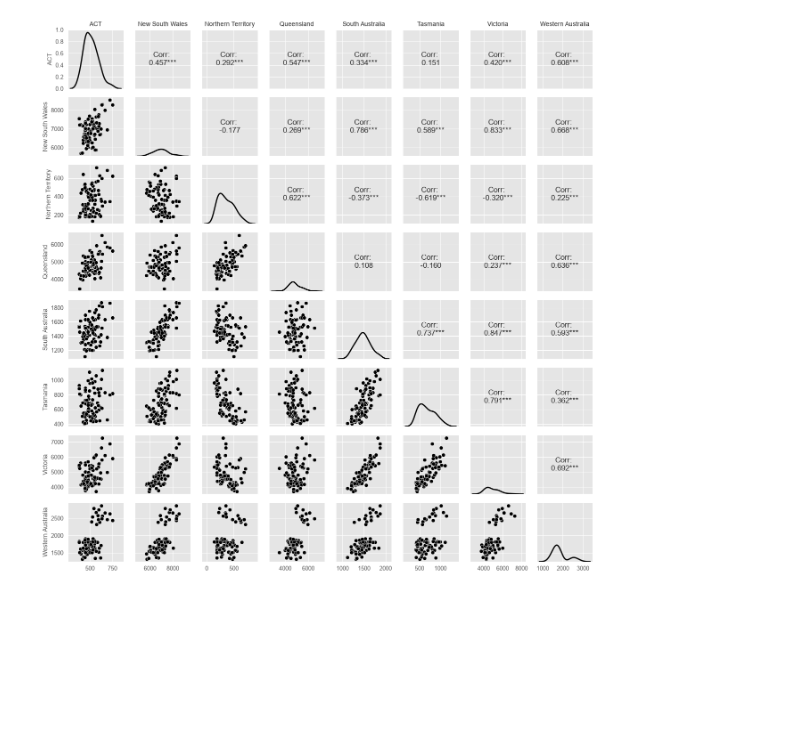
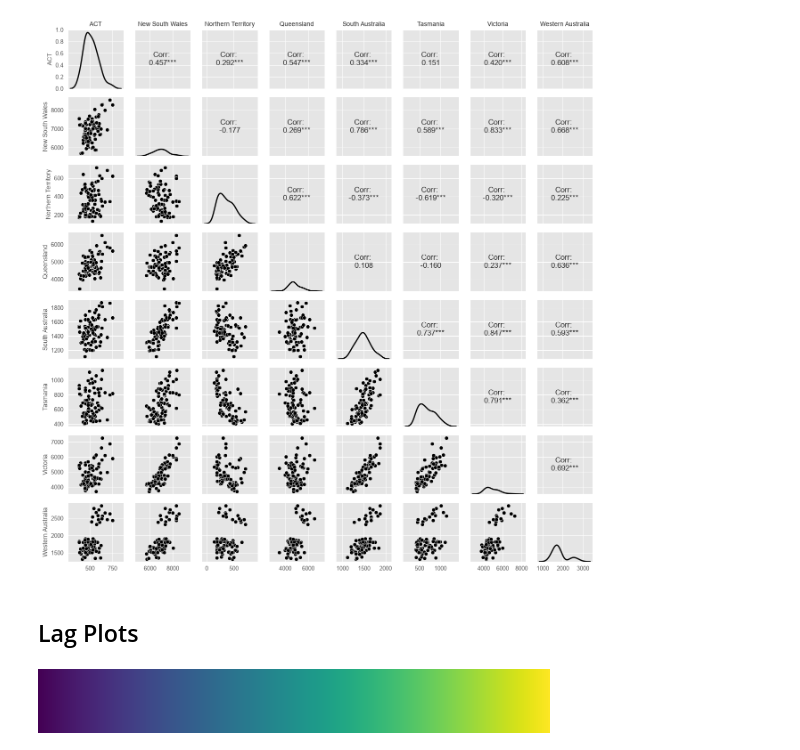
Before and after one commit to Ak62007/TS, a Jupyter notebook: notebooks/00_TS_Graphics.ipynb, the cells around one changed output. Saved outputs shown, nothing was run; the diff lists cells and outputs as text; code cells hidden in the pictures; blank space fills up the shorter version.

Commit message:
Completed the Time Series Graphics Chapter

```diff
--- a/notebooks/00_TS_Graphics.ipynb
+++ b/notebooks/00_TS_Graphics.ipynb
@@ -913,3 +913,5 @@ for i, col in enumerate(df.columns):
 fig.show()
 # %% [output]
 [figure]
+# %% [markdown]
+## Lag Plots
@@ -915,0 +926,11 @@ fig.show()
+# %%
+lims = .95 * beer["y"].min(), 1.05 * beer["y"].max()
+cmap = plt.get_cmap("viridis")
+colors = {
+    season: cmap(i / 3)
+    for i, season in enumerate(beer["Season"].unique())
+}
+# %%
+cmap
+# %% [output]
+[figure, added]
```
Also changed, not shown: parts of 9 cells of this notebook.
